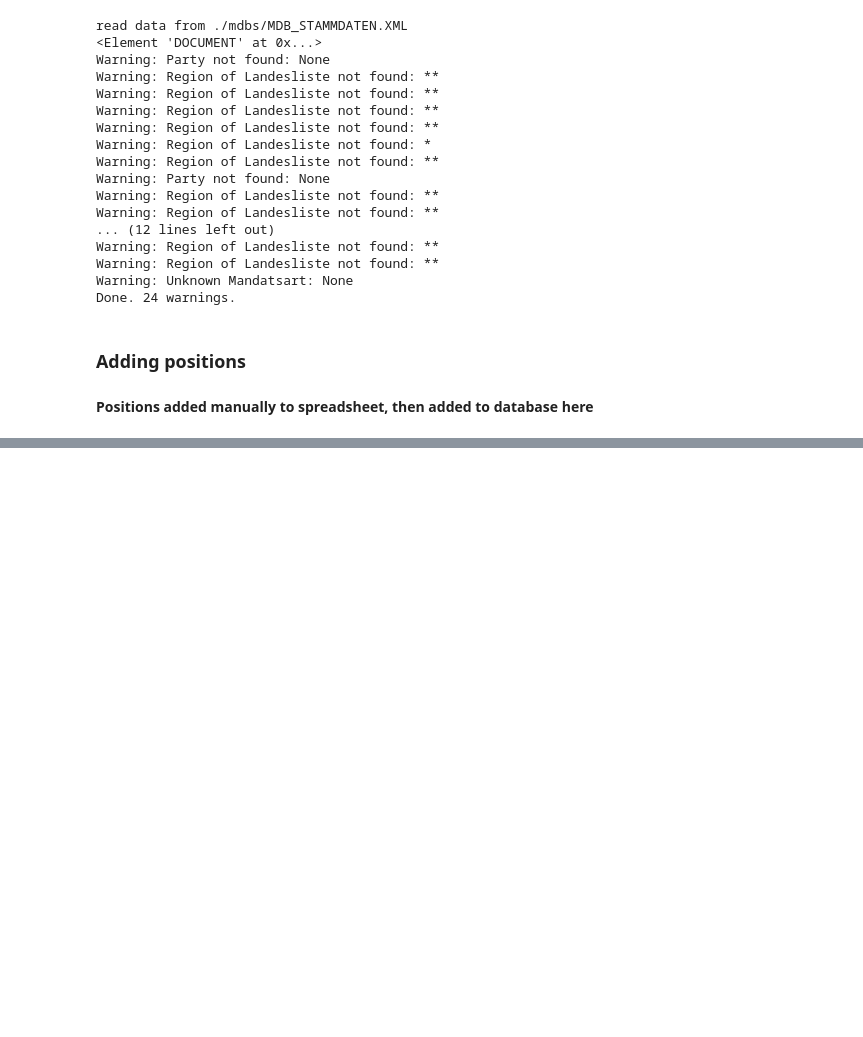
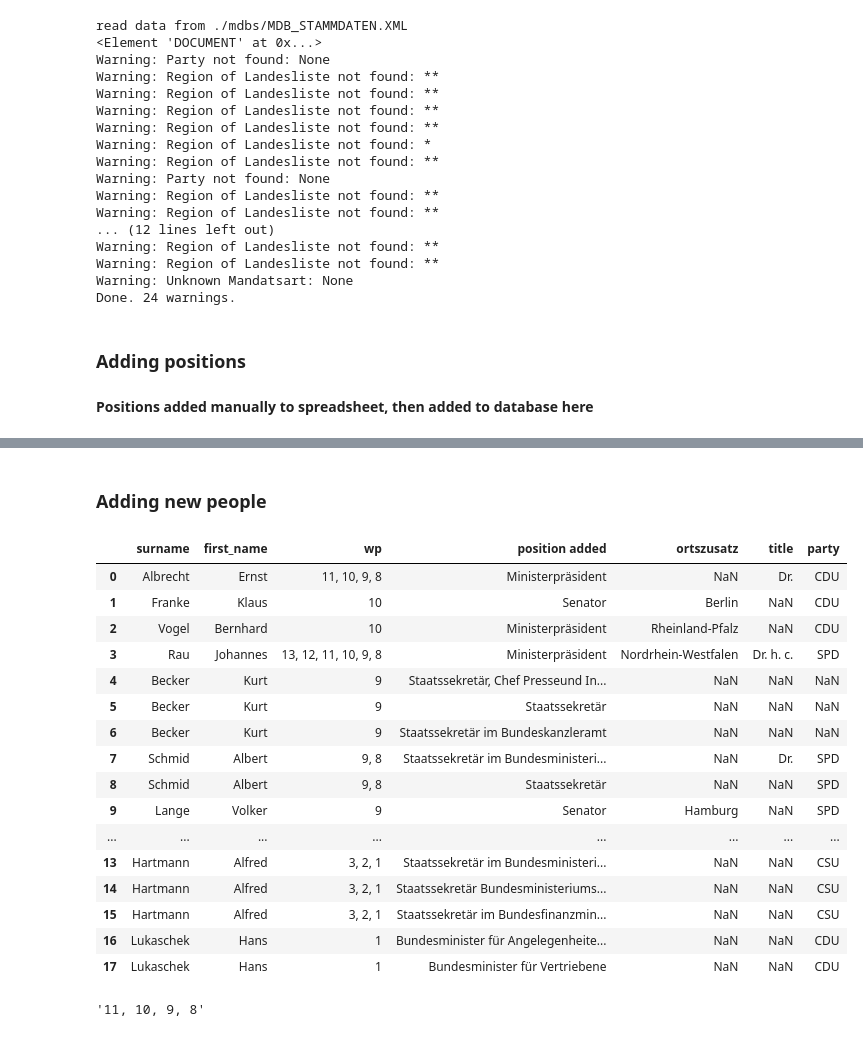
Before and after one commit to mcc-apsis/plpr-scraper, a Jupyter notebook: scraper/new_mdb.ipynb, the cells around one changed output, grey strips where cells are left out. Saved outputs shown, nothing was run; the diff lists cells and outputs as text; code cells hidden in the pictures; blank space fills up the shorter version.

Commit message:
added and parsed parl positions

```diff
--- a/scraper/new_mdb.ipynb
+++ b/scraper/new_mdb.ipynb
@@ -113,0 +150,27 @@ for i in range(73, len(pos_add)):
+# %% [markdown]
+### Adding new people
+# %%
+pos2_add = pd.read_csv('nonelect_positions_added.csv')
+pos2_add
+# %% [output]
+|  | surname | first_name | wp | position added | ortszusatz | title | party |
+| 0 | Albrecht | Ernst | 11, 10, 9, 8 | Ministerpräsident | NaN | Dr. | CDU |
+| 1 | Franke | Klaus | 10 | Senator | Berlin | NaN | CDU |
+| 2 | Vogel | Bernhard | 10 | Ministerpräsident | Rheinland-Pfalz | NaN | CDU |
+| 3 | Rau | Johannes | 13, 12, 11, 10, 9, 8 | Ministerpräsident | Nordrhein-Westfalen | Dr. h. c. | SPD |
+| 4 | Becker | Kurt | 9 | Staatssekretär, Chef Presseund In... | NaN | NaN | NaN |
+| 5 | Becker | Kurt | 9 | Staatssekretär | NaN | NaN | NaN |
+| 6 | Becker | Kurt | 9 | Staatssekretär im Bundeskanzleramt | NaN | NaN | NaN |
+| 7 | Schmid | Albert | 9, 8 | Staatssekretär im Bundesministeri... | NaN | Dr. | SPD |
+| 8 | Schmid | Albert | 9, 8 | Staatssekretär | NaN | NaN | SPD |
+| 9 | Lange | Volker | 9 | Senator | Hamburg | NaN | SPD |
+| ... | ... | ... | ... | ... | ... | ... | ... |
+| 13 | Hartmann | Alfred | 3, 2, 1 | Staatssekretär im Bundesministeri... | NaN | NaN | CSU |
+| 14 | Hartmann | Alfred | 3, 2, 1 | Staatssekretär Bundesministeriums... | NaN | NaN | CSU |
+| 15 | Hartmann | Alfred | 3, 2, 1 | Staatssekretär im Bundesfinanzmin... | NaN | NaN | CSU |
+| 16 | Lukaschek | Hans | 1 | Bundesminister für Angelegenheite... | NaN | NaN | CDU |
+| 17 | Lukaschek | Hans | 1 | Bundesminister für Vertriebene | NaN | NaN | CDU |
+# %%
+pos2_add.loc[0]['wp']
+# %% [output]
+'11, 10, 9, 8'
```
Also changed, not shown: parts of 16 cells of this notebook, 2 other files.
